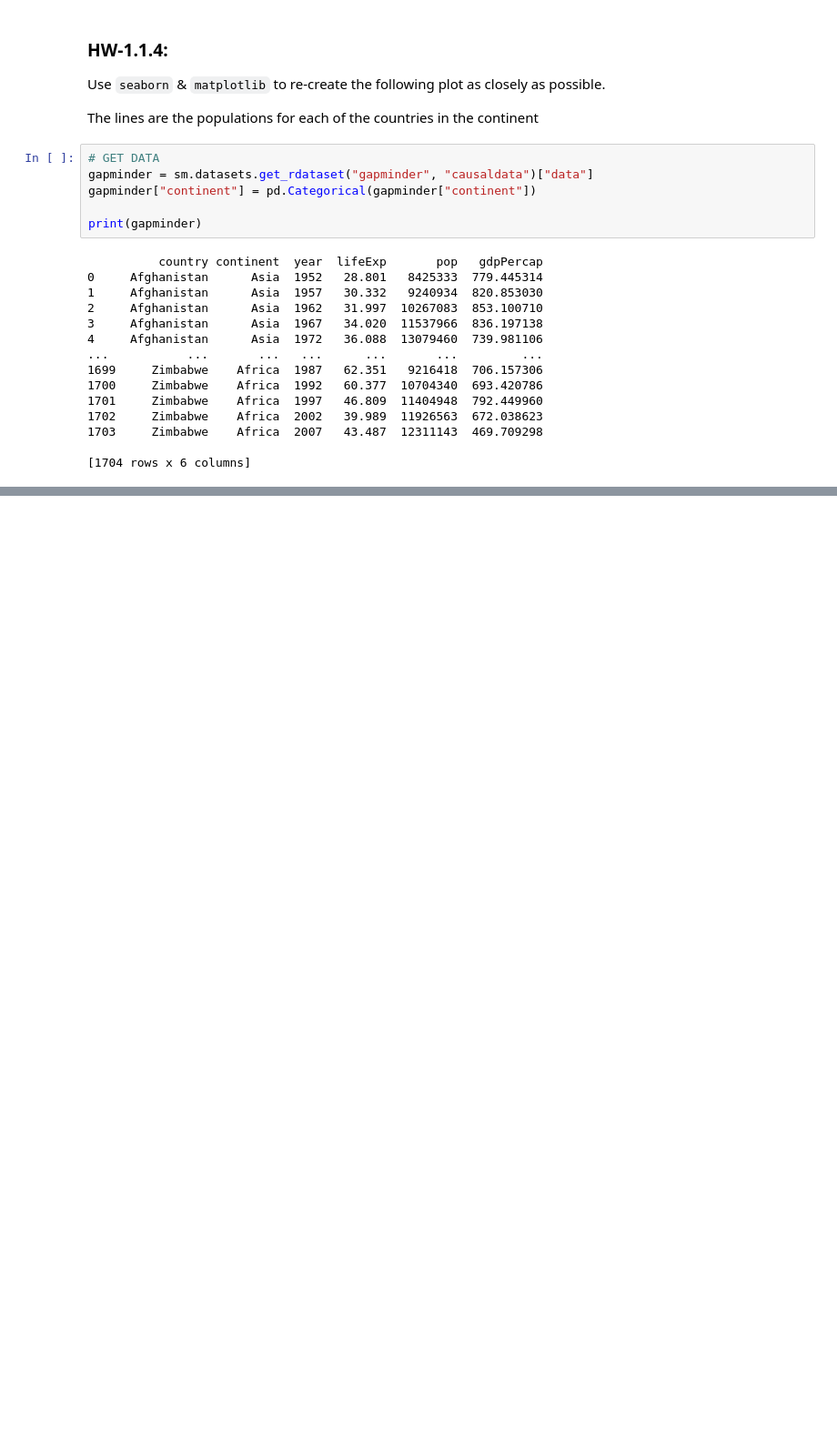
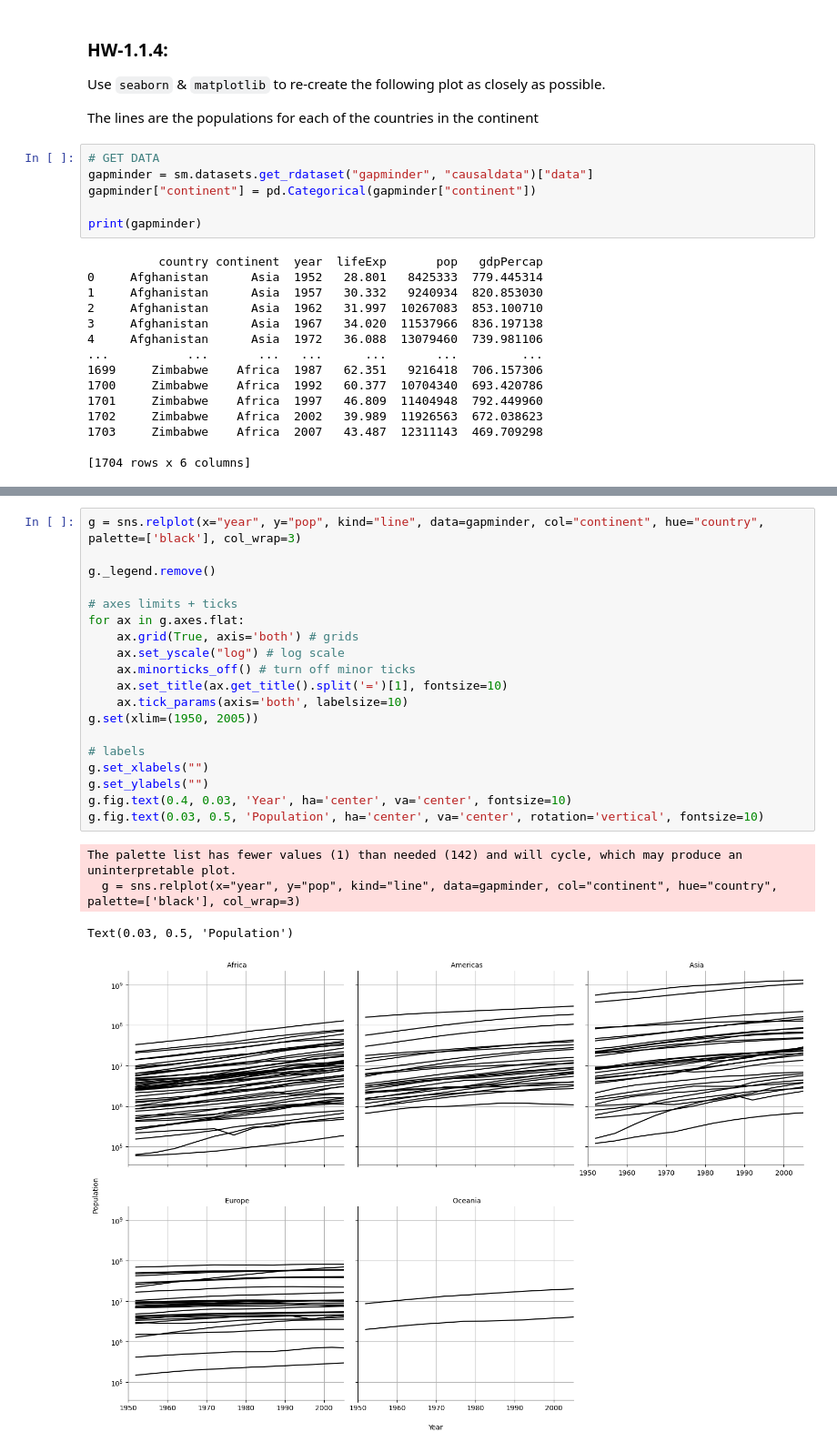
Before and after one commit to 5cminsuhlim/ANLY503, a Jupyter notebook: hws/hw1/hw-1.1.ipynb, the cells around one changed output, grey strips where cells are left out. Shown at 91% size. Drawn from its saved outputs; the diff is of its cells as text; blank space fills up the shorter version.

```diff
--- a/hws/hw1/hw-1.1.ipynb
+++ b/hws/hw1/hw-1.1.ipynb
@@ -172,0 +190,24 @@ The palette list has fewer values (1) than needed (142) and will cycle, which ma
+# %%
+g = sns.relplot(x="year", y="pop", kind="line", data=gapminder, col="continent", hue="country", palette=['black'], col_wrap=3)
+
+g._legend.remove()
+
+# axes limits + ticks
+for ax in g.axes.flat:
+    ax.grid(True, axis='both') # grids
+    ax.set_yscale("log") # log scale
+    ax.minorticks_off() # turn off minor ticks
+    ax.set_title(ax.get_title().split('=')[1], fontsize=10)
+    ax.tick_params(axis='both', labelsize=10)
+g.set(xlim=(1950, 2005))
+
+# labels
+g.set_xlabels("")
+g.set_ylabels("")
+g.fig.text(0.4, 0.03, 'Year', ha='center', va='center', fontsize=10)
+g.fig.text(0.03, 0.5, 'Population', ha='center', va='center', rotation='vertical', fontsize=10)
+# %% [output]
+The palette list has fewer values (1) than needed (142) and will cycle, which may produce an uninterpretable plot.
+  g = sns.relplot(x="year", y="pop", kind="line", data=gapminder, col="continent", hue="country", palette=['black'], col_wrap=3)
+Text(0.03, 0.5, 'Population')
+[figure, added]
```
Also changed, not shown: parts of 9 cells of this notebook, 2 other files.
